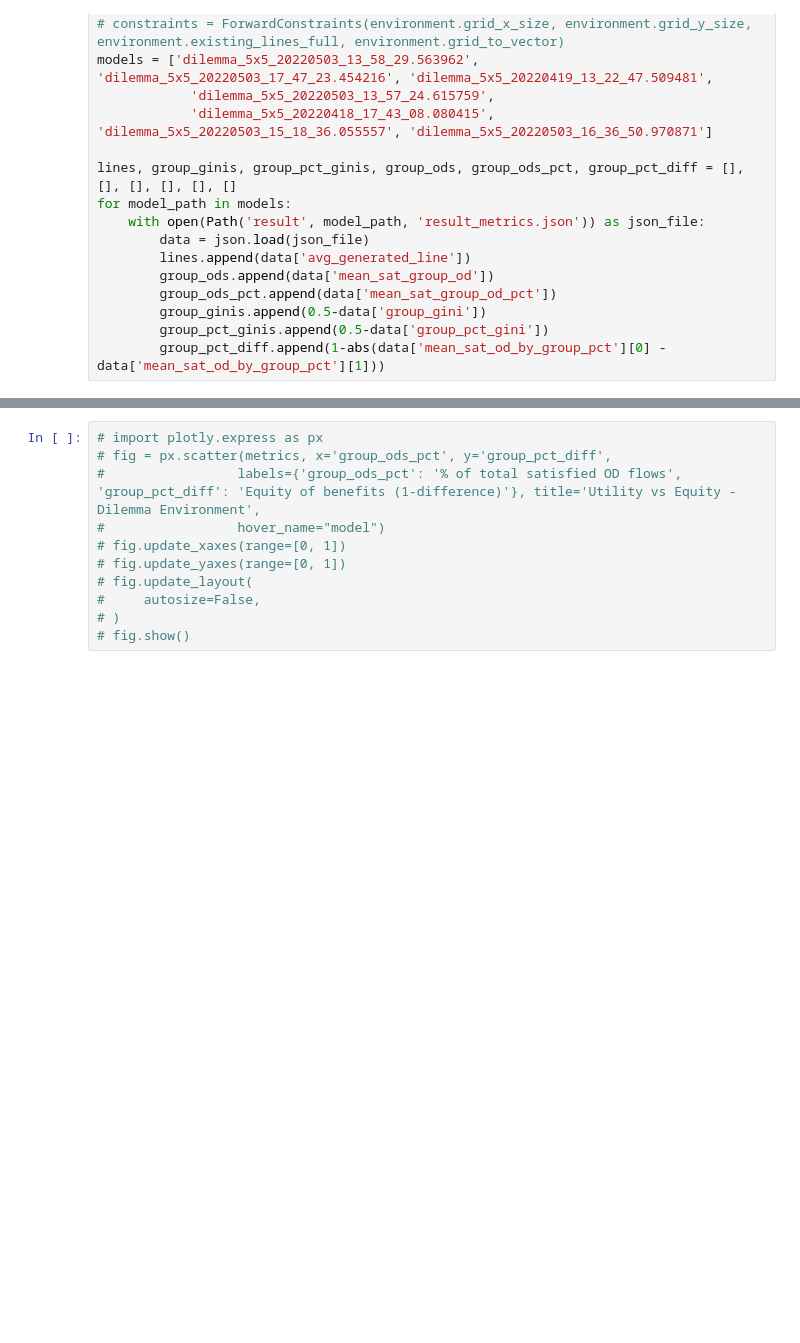
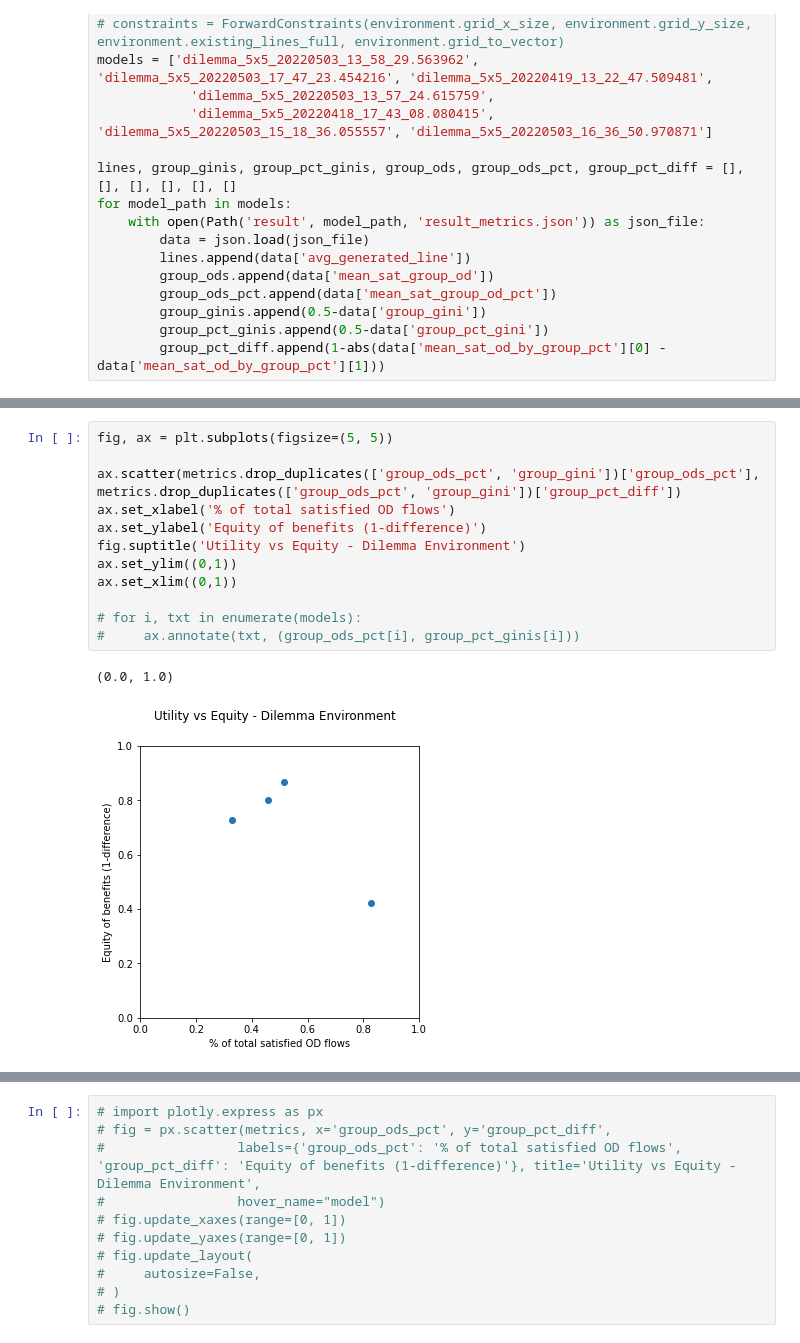
Before and after one commit to dimichai/fair-network-expansion, a Jupyter notebook: result_plotter.ipynb, the cells around one changed output, grey strips where cells are left out. Drawn from its saved outputs; the diff is of its cells as text; blank space fills up the shorter version.

```diff
--- a/result_plotter.ipynb
+++ b/result_plotter.ipynb
@@ -39,3 +81,18 @@ metrics
+# %%
+fig, ax = plt.subplots(figsize=(5, 5))
+
+ax.scatter(metrics.drop_duplicates(['group_ods_pct', 'group_gini'])['group_ods_pct'], metrics.drop_duplicates(['group_ods_pct', 'group_gini'])['group_pct_diff'])
+ax.set_xlabel('% of total satisfied OD flows')
+ax.set_ylabel('Equity of benefits (1-difference)')
+fig.suptitle('Utility vs Equity - Dilemma Environment')
+ax.set_ylim((0,1))
+ax.set_xlim((0,1))
+
+# for i, txt in enumerate(models):
+#     ax.annotate(txt, (group_ods_pct[i], group_pct_ginis[i]))
+# %% [output]
+(0.0, 1.0)
+[figure, added]
 # %%
 fig, ax = plt.subplots(figsize=(5, 5))
 
```
Also changed, not shown: parts of 6 cells of this notebook, 1 other file.
